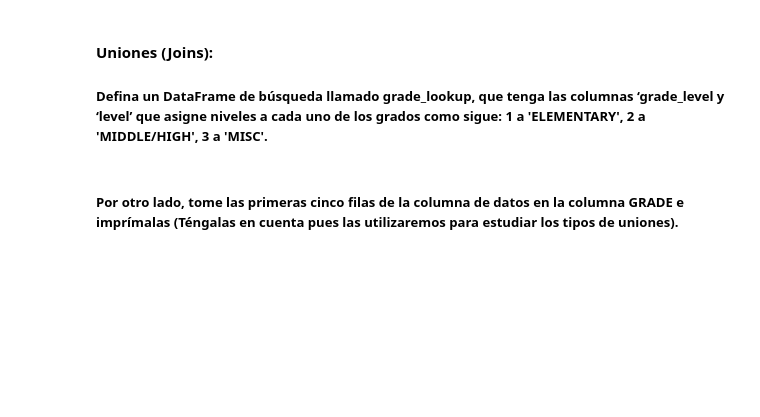
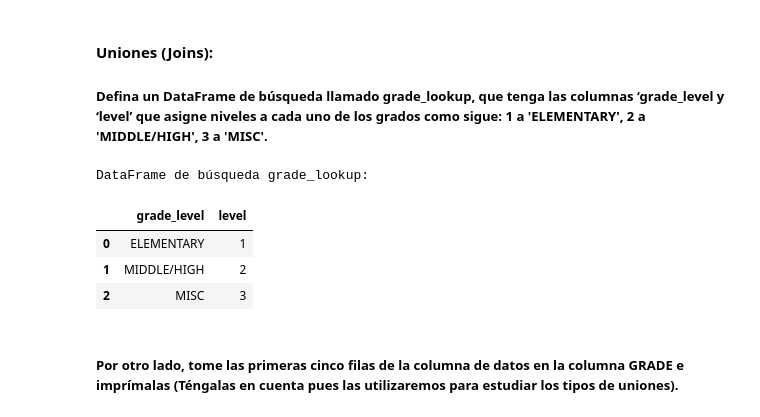
Before and after one commit to dalfonso75/info-data-handler, a Jupyter notebook: G49_DeiverEnriqueAlfonsoCortes_Tarea2.ipynb, the cells around one changed output. Saved outputs shown, nothing was run; the diff lists cells and outputs as text; code cells hidden in the pictures; blank space fills up the shorter version.

```diff
--- a/G49_DeiverEnriqueAlfonsoCortes_Tarea2.ipynb
+++ b/G49_DeiverEnriqueAlfonsoCortes_Tarea2.ipynb
@@ -638,5 +638,18 @@ Además, disponer de métricas como promedios, sumas, máximos y mínimos permit
 #### **Uniones (Joins):**
 
 ##### **Defina un DataFrame de búsqueda llamado grade_lookup, que tenga las columnas ‘grade_level y ‘level’ que asigne niveles a cada uno de los grados como sigue: 1 a 'ELEMENTARY', 2 a 'MIDDLE/HIGH', 3 a 'MISC'.**
+# %%
+grade_lookup = pd.DataFrame({
+    'grade_level': ['ELEMENTARY', 'MIDDLE/HIGH', 'MISC'],
+    'level': [1, 2, 3]
+})
+print("DataFrame de búsqueda grade_lookup:")
+grade_lookup.head()
+# %% [output]
+DataFrame de búsqueda grade_lookup:
+|  | grade_level | level |
+| 0 | ELEMENTARY | 1 |
+| 1 | MIDDLE/HIGH | 2 |
+| 2 | MISC | 3 |
 # %% [markdown]
 ##### **Por otro lado, tome las primeras cinco filas de la columna de datos en la columna GRADE e imprímalas (Téngalas en cuenta pues las utilizaremos para estudiar los tipos de uniones).**
```
Also changed, not shown: parts of 16 cells of this notebook.
